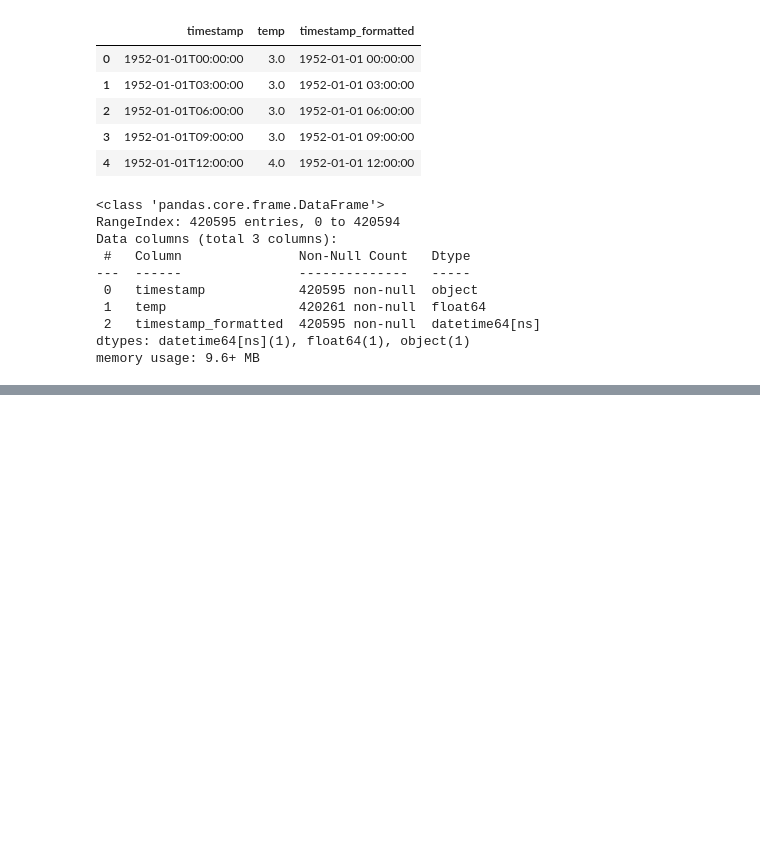
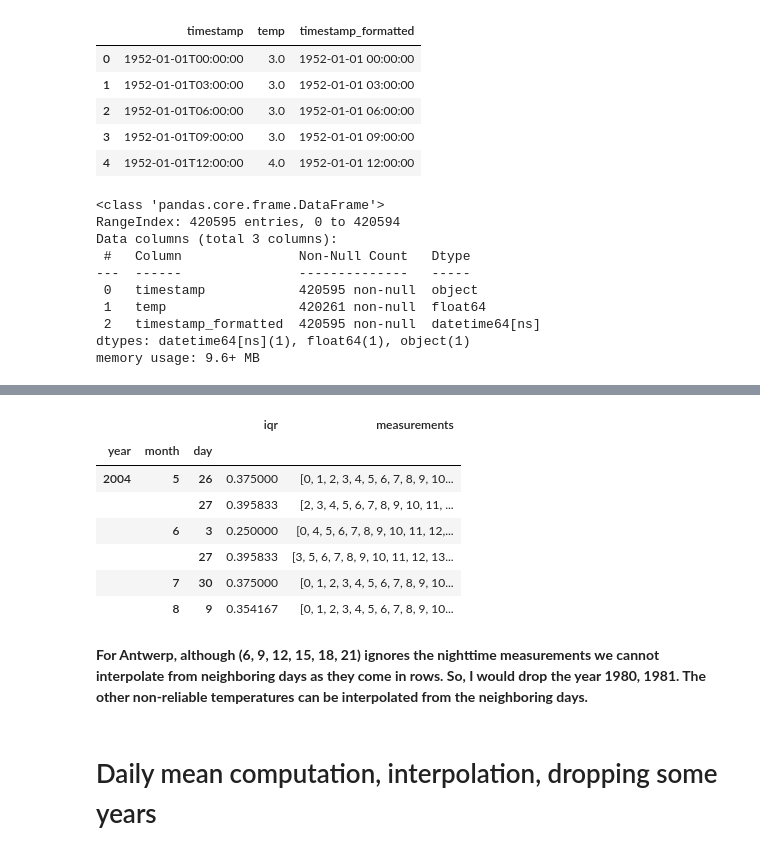
Before and after one commit to muuratjann/heatwave, a Jupyter notebook: Untitled.ipynb, the cells around one changed output, grey strips where cells are left out. Drawn from its saved outputs; the diff is of its cells as text; code cells hidden in the pictures; blank space fills up the shorter version.

```diff
--- a/Untitled.ipynb
+++ b/Untitled.ipynb
@@ -342,0 +200,19 @@ Lie_na_night[Lie_na_night['missing_percent']==1]
+# %%
+Lie_spread=Lie_summer.set_index(['year', 'month', 'day']).groupby(level=[0, 1, 2])[['hour_unif']].agg(iqr)
+Lie_spread['measurements']=Lie_summer.set_index(['year', 'month', 'day']).groupby(level=[0, 1, 2])['hour'].apply(list)
+Lie_spread.rename(columns={'hour_unif':'iqr'}, inplace=True)
+# %%
+Lie_spread[np.logical_or(Lie_spread['iqr']>0.6, Lie_spread['iqr']<0.4)]
+# %% [output]
+|  |  |  | iqr | measurements |
+| year | month | day |  |  |
+| 2004 | 5 | 26 | 0.375000 | [0, 1, 2, 3, 4, 5, 6, 7, 8, 9, 10... |
+|  |  | 27 | 0.395833 | [2, 3, 4, 5, 6, 7, 8, 9, 10, 11, ... |
+|  | 6 | 3 | 0.250000 | [0, 4, 5, 6, 7, 8, 9, 10, 11, 12,... |
+|  |  | 27 | 0.395833 | [3, 5, 6, 7, 8, 9, 10, 11, 12, 13... |
+|  | 7 | 30 | 0.375000 | [0, 1, 2, 3, 4, 5, 6, 7, 8, 9, 10... |
+|  | 8 | 9 | 0.354167 | [0, 1, 2, 3, 4, 5, 6, 7, 8, 9, 10... |
+# %% [markdown]
+**For Antwerp, although (6, 9, 12, 15, 18, 21) ignores the nighttime measurements we cannot interpolate from neighboring days as they come in rows. So, I would drop the year 1980, 1981. The other non-reliable temperatures can be interpolated from the neighboring days.**
+# %% [markdown]
+# Daily mean computation, interpolation, dropping some years
```
Also changed, not shown: parts of 72 cells of this notebook.
